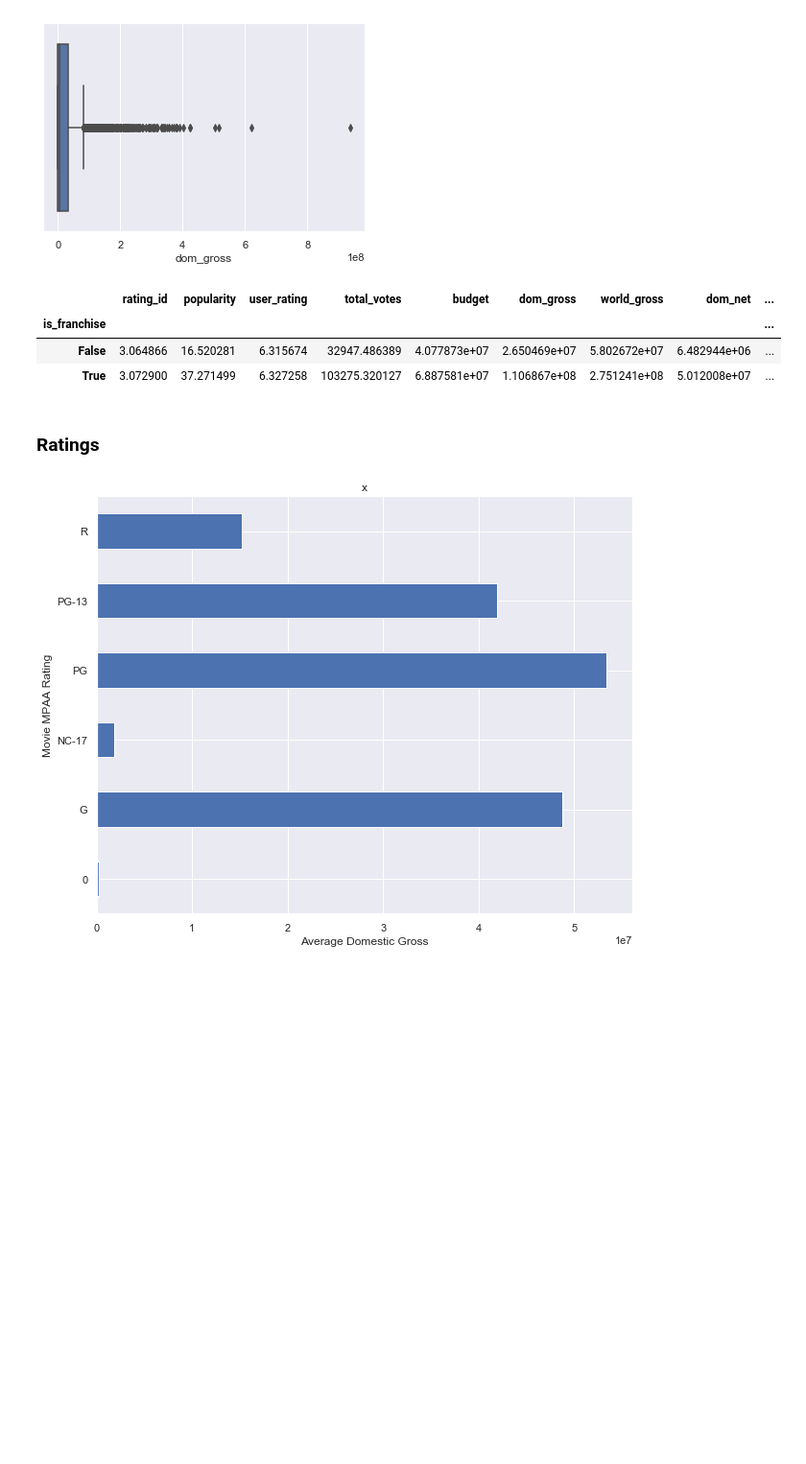
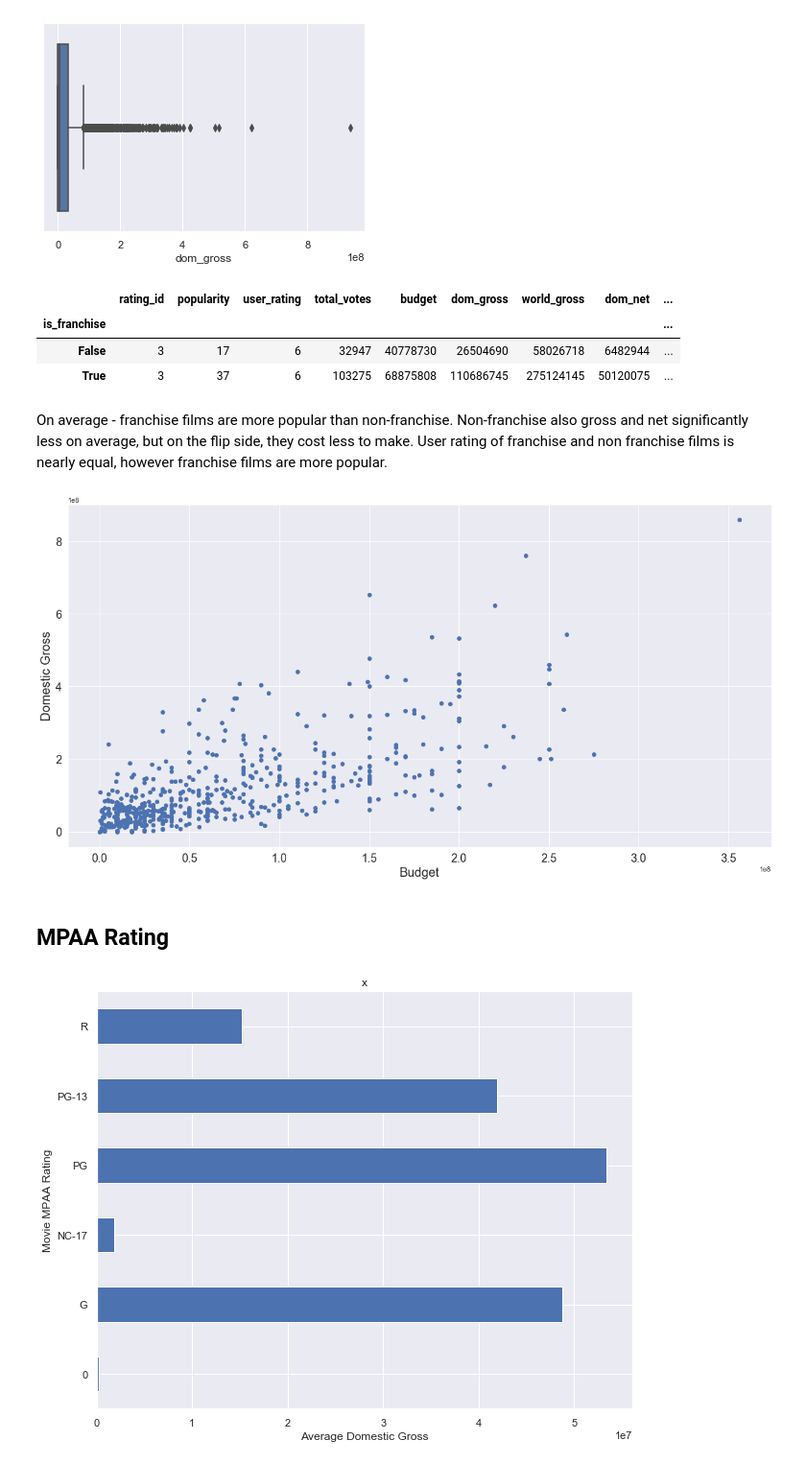
Before and after one commit to threnjen/dsc-mod-1-project-v2-1-online-ds-sp-000, a Jupyter notebook: student.ipynb, the cells around one changed output. Shown at 96% size. Cells and saved outputs as stored; diff of their text form; code cells hidden in the pictures; blank space fills up the shorter version.

Commit message:
working on data visualizations

```diff
--- a/student.ipynb
+++ b/student.ipynb
@@ -1761,18 +1770,64 @@ notfranchises
 sns.boxplot(x=notfranchises['dom_gross']);
 # %% [output]
 [figure]
-# %%
-franchiseinfo.mean()
-# On average - franchise films are more popular than non-franchise. They also gross and net significantly less,
-# but on the flip side, they cost less to make.
-# User rating of franchise and non franchise films is nearly equal
-# %% [output]
-|  | rating_id | popularity | user_rating | total_votes | budget | dom_gross | world_gross | dom_net | ... |
-| is_franchise |  |  |  |  |  |  |  |  | ... |
-| False | 3.064866 | 16.520281 | 6.315674 | 32947.486389 | 4.077873e+07 | 2.650469e+07 | 5.802672e+07 | 6.482944e+06 | ... |
-| True | 3.072900 | 37.271499 | 6.327258 | 103275.320127 | 6.887581e+07 | 1.106867e+08 | 2.751241e+08 | 5.012008e+07 | ... |
-# %% [markdown]
-### Ratings
+# %%
+franchiseinfo.mean()
+# %% [output]
+|  | rating_id | popularity | user_rating | total_votes | budget | dom_gross | world_gross | dom_net | ... |
+| is_franchise |  |  |  |  |  |  |  |  | ... |
+| False | 3 | 17 | 6 | 32947 | 40778730 | 26504690 | 58026718 | 6482944 | ... |
+| True | 3 | 37 | 6 | 103275 | 68875808 | 110686745 | 275124145 | 50120075 | ... |
+# %% [markdown]
+On average - franchise films are more popular than non-franchise. Non-franchise also gross and net significantly less on average, but on the flip side, they cost less to make.
+User rating of franchise and non franchise films is nearly equal, however franchise films are more popular.
+# %%
+# Use plot() function to create a plot using above values on both x and y coordinates. Add a label.
+#plt.plot(franchises['budget'], franchises['dom_gross'], label='Sample Data')
+
+# Add labels for x and y axes
+#plt.xlabel('X Axis Label')
+#plt.ylabel('Y Axis Label')
+
+# Add a title for the plot
+#plt.title('PLOT TITLE')
+
+# Add a legend to the plot with legend() in lower right corner
+#plt.legend(loc=4)
+
+# Output the final plot
+#plt.show()
+from scipy.stats import linregress
+
+x = isfranchises['budget']
+y = isfranchises['dom_gross']
+z = isfranchises['popularity']
+
+stats = linregress(x, y)
+
+m = stats.slope
+b = stats.intercept
+
+# Change the default figure size
+plt.figure(figsize=(20,10))
+
+# Set the linewidth on the regression line to 3px
+plt.plot(x, m * x + b, color="red", linewidth=3)
+
+# Add x and y lables, and set their font size
+plt.xlabel("Budget", fontsize=20)
+plt.ylabel("Domestic Gross", fontsize=20)
+
+# Set the font size of the number lables on the axes
+plt.xticks(fontsize=18)
+plt.yticks(fontsize=18)
+
+plt.scatter(x, y)
+plt.plot(x, m * x + b, color="red")
+plt.show();
+# %% [output]
+[figure, added]
+# %% [markdown]
+## MPAA Rating
 # %%
 # Perform an Exploration of dom gross by rating
 to_plot = notfranchises.groupby('mpaa_rating').dom_gross.mean()
```
Also changed, not shown: parts of 56 cells of this notebook.
